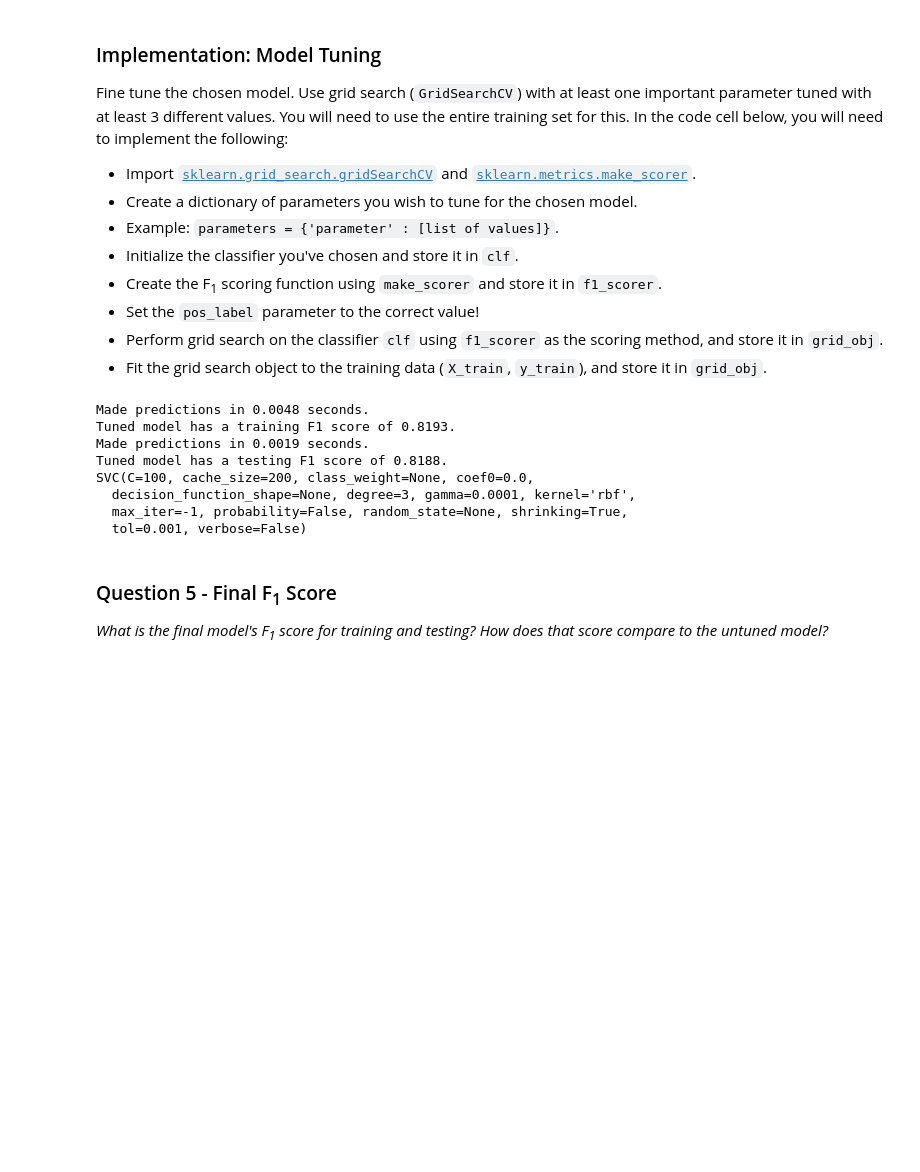
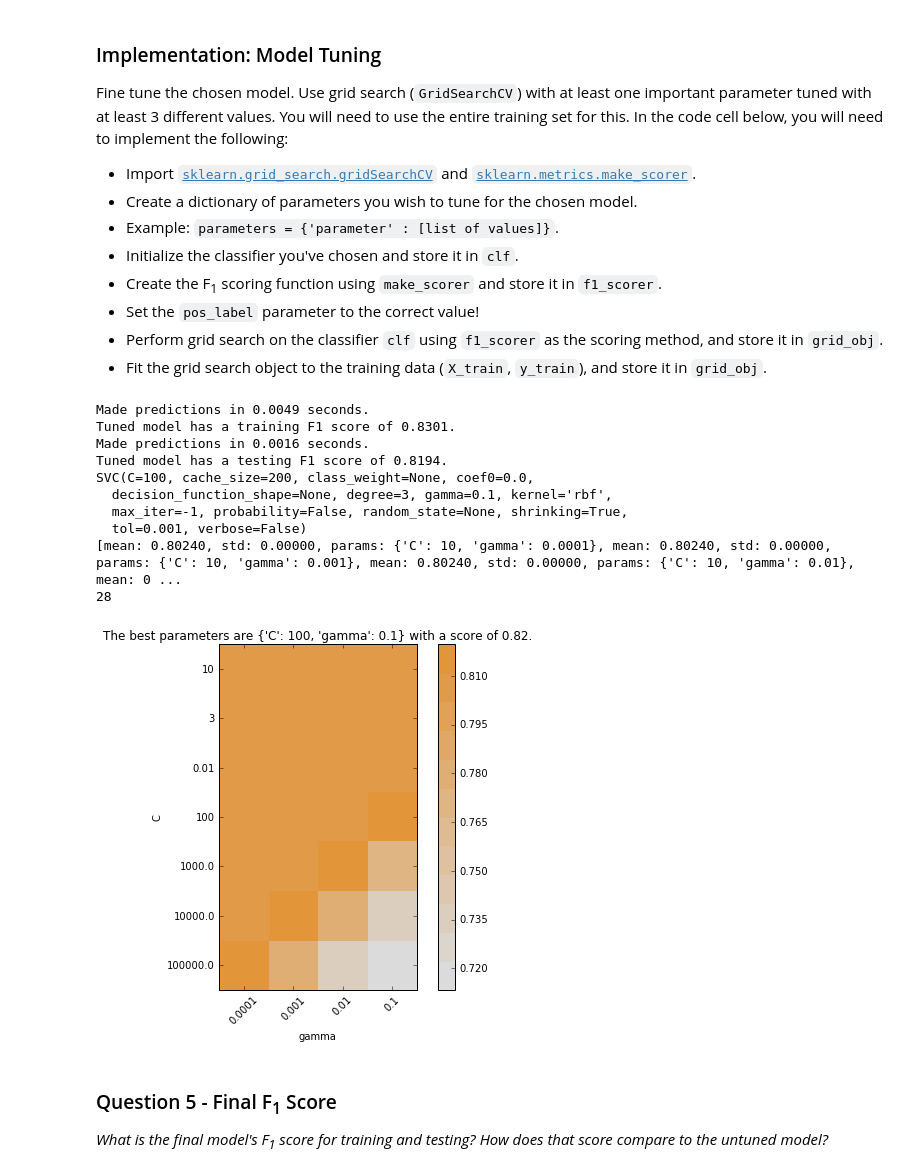
Before and after one commit to pythonian1027/student_intervention, a Jupyter notebook: student_intervention.ipynb, the cells around one changed output. Saved outputs shown, nothing was run; the diff lists cells and outputs as text; code cells hidden in the pictures; blank space fills up the shorter version.

Commit message:
added heatmap and updates

```diff
--- a/student_intervention.ipynb
+++ b/student_intervention.ipynb
@@ -422,38 +422,76 @@ parameters = { 'C':[ 10, 3, 0.01, 100, 1e3, 1e4, 1e5],
 
 
 # TODO: Initialize the classifier
 clf = SVC()
 
 # TODO: Make an f1 scoring function using 'make_scorer'
 def f1_scoring_fnc(y_true, y_predict):
     """ Calculates and return the perfomance between true and predicted
     values based on the f1_score"""
     score = f1_score(y_true, y_predict, pos_label='yes')
     return score
 
 f1_scorer = make_scorer(f1_scoring_fnc)
 # TODO: Perform grid search on the classifier using the f1_scorer as the scoring method
 grid_obj = GridSearchCV(clf, parameters, f1_scorer)
 
 # TODO: Fit the grid search object to the training data and find the optimal parameters
+
+#applying normalization to features
+from sklearn.preprocessing import Normalizer
+normalizer = Normalizer()
+X_train = normalizer.fit_transform(X_train)
+X_test = normalizer.transform(X_test)
 grid_obj = grid_obj.fit(X_train, y_train)
 
 # Get the estimator
 clf = grid_obj.best_estimator_
 
 # Report the final F1 score for training and testing after parameter tuning
 print "Tuned model has a training F1 score of {:.4f}.".format(predict_labels(clf, X_train, y_train))
 print "Tuned model has a testing F1 score of {:.4f}.".format(predict_labels(clf, X_test, y_test))
 print clf
+print grid_obj.grid_scores_
+
+scores = [x[1] for x in grid_obj.grid_scores_]
+print len(scores)
+
+
+lenC = len(parameters.get('C'))
+lenGamma = len(parameters.get('gamma'))
+scores = np.array(scores).reshape(lenC, lenGamma)
+
+
+########################### HeatMap visualization of GridSearch#######################
+from matplotlib import colors
+import matplotlib.pyplot as plt
+%matplotlib inline
+ddl_heat = ['#DBDBDB','#DCD5CC','#DCCEBE','#DDC8AF','#DEC2A0','#DEBB91',\
+            '#DFB583','#DFAE74','#E0A865','#E1A256','#E19B48','#E29539']
+ddlheatmap = colors.ListedColormap(ddl_heat)
+
+plt.figure(figsize=(8, 6))
+plt.subplots_adjust(left=.2, right=0.95, bottom=0.15, top=0.95)
+plt.imshow(scores, interpolation='nearest', cmap=ddlheatmap)
+plt.xlabel('gamma')
+plt.ylabel('C')
+plt.colorbar()
+plt.xticks(np.arange(lenGamma), parameters.get('gamma'), rotation=45)
+plt.yticks(np.arange(lenC), parameters.get('C'))
+plt.title("The best parameters are {} with a score of {:0.2f}.".format(grid_obj.best_params_, grid_obj.best_score_))
+plt.show()
 # %% [output]
-Made predictions in 0.0048 seconds.
-Tuned model has a training F1 score of 0.8193.
-Made predictions in 0.0019 seconds.
-Tuned model has a testing F1 score of 0.8188.
+Made predictions in 0.0049 seconds.
+Tuned model has a training F1 score of 0.8301.
+Made predictions in 0.0016 seconds.
+Tuned model has a testing F1 score of 0.8194.
 SVC(C=100, cache_size=200, class_weight=None, coef0=0.0,
-  decision_function_shape=None, degree=3, gamma=0.0001, kernel='rbf',
+  decision_function_shape=None, degree=3, gamma=0.1, kernel='rbf',
   max_iter=-1, probability=False, random_state=None, shrinking=True,
   tol=0.001, verbose=False)
+[mean: 0.80240, std: 0.00000, params: {'C': 10, 'gamma': 0.0001}, mean: 0.80240, std: 0.00000, params: {'C': 10, 'gamma': 0.001}, mean: 0.80240, std: 0.00000, params: {'C': 10, 'gamma': 0.01}, mean: 0 ...
+28
+[figure, added]
 # %% [markdown]
 ### Question 5 - Final F<sub>1</sub> Score
 *What is the final model's F<sub>1</sub> score for training and testing? How does that score compare to the untuned model?*
```
Also changed, not shown: parts of 1 cell of this notebook, 1 other file.
